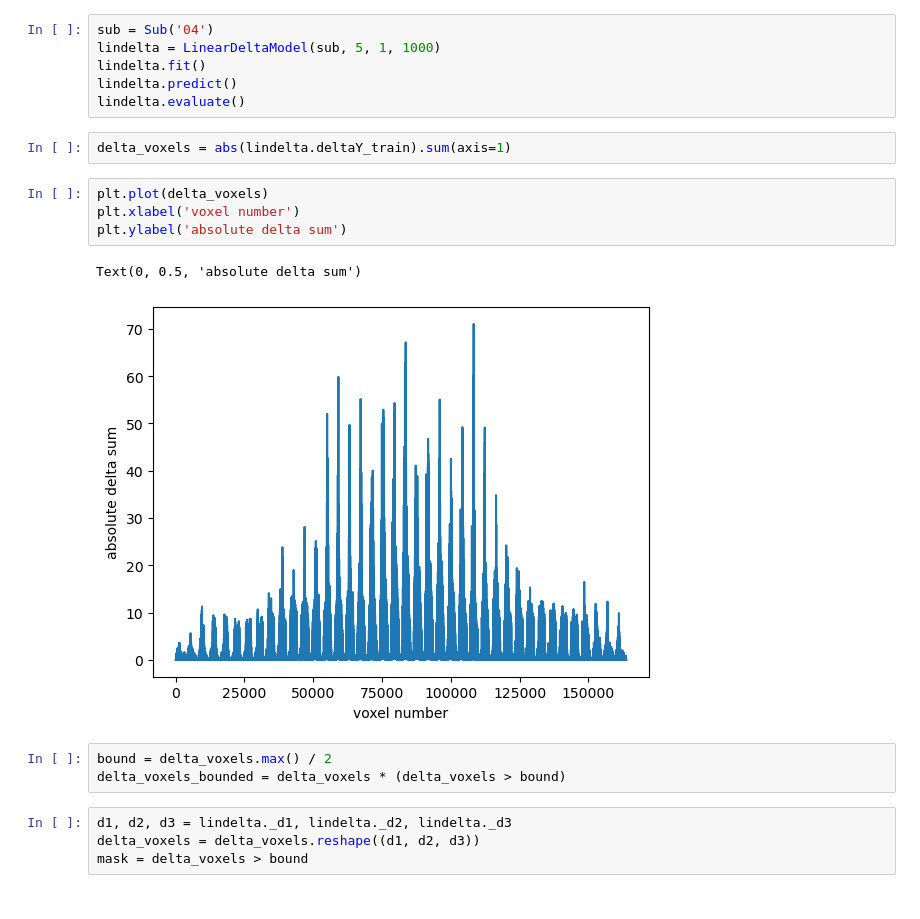
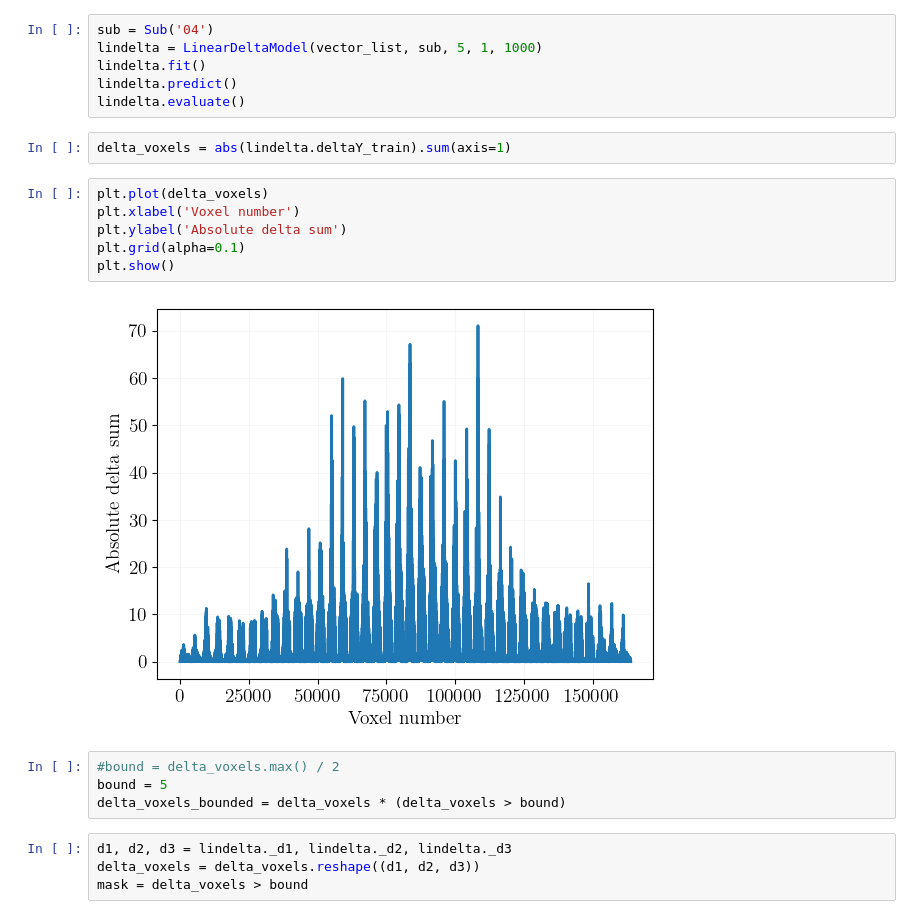
Before and after one commit to intsystems/2023-Project-112, a Jupyter notebook: code/main.ipynb, the cells around one changed output. Drawn from its saved outputs; the diff is of its cells as text.

```diff
--- a/code/main.ipynb
+++ b/code/main.ipynb
@@ -542,7 +475,7 @@ sns.heatmap(errors_scaled, square=True, center=0, cmap="coolwarm")
 # Наиболее изменяющиеся воксели
 # %%
 sub = Sub('04')
-lindelta = LinearDeltaModel(sub, 5, 1, 1000)
+lindelta = LinearDeltaModel(vector_list, sub, 5, 1, 1000)
 lindelta.fit()
 lindelta.predict()
 lindelta.evaluate()
@@ -550,13 +483,15 @@ lindelta.evaluate()
 delta_voxels = abs(lindelta.deltaY_train).sum(axis=1)
 # %%
 plt.plot(delta_voxels)
-plt.xlabel('voxel number')
-plt.ylabel('absolute delta sum')
+plt.xlabel('Voxel number')
+plt.ylabel('Absolute delta sum')
+plt.grid(alpha=0.1)
+plt.show()
 # %% [output]
-Text(0, 0.5, 'absolute delta sum')
-[figure, old version]
+[figure, new version]
 # %%
-bound = delta_voxels.max() / 2
+#bound = delta_voxels.max() / 2
+bound = 5
 delta_voxels_bounded = delta_voxels * (delta_voxels > bound)
 # %%
 d1, d2, d3 = lindelta._d1, lindelta._d2, lindelta._d3
```
Also changed, not shown: parts of 63 cells of this notebook, 24 other files.
